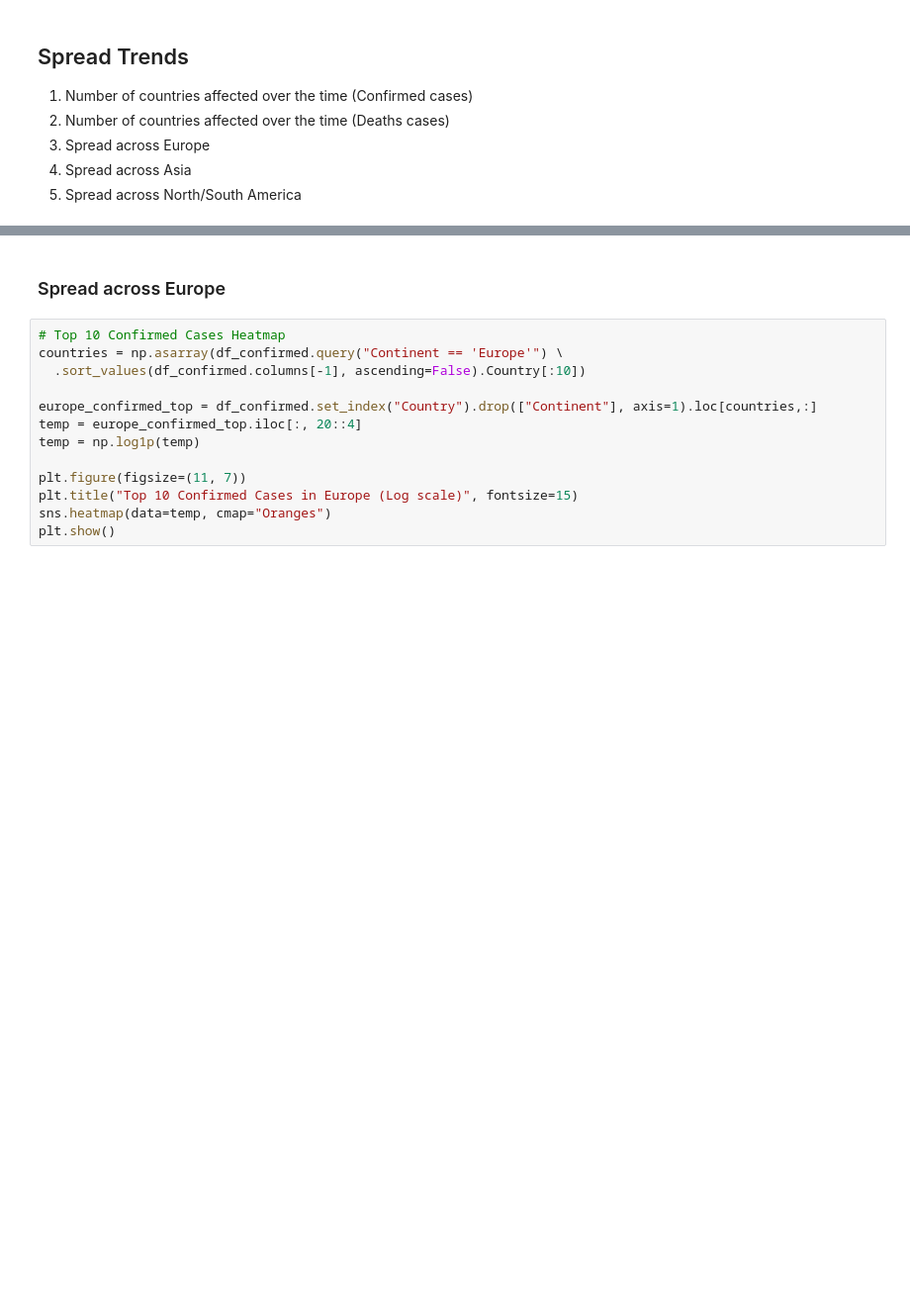
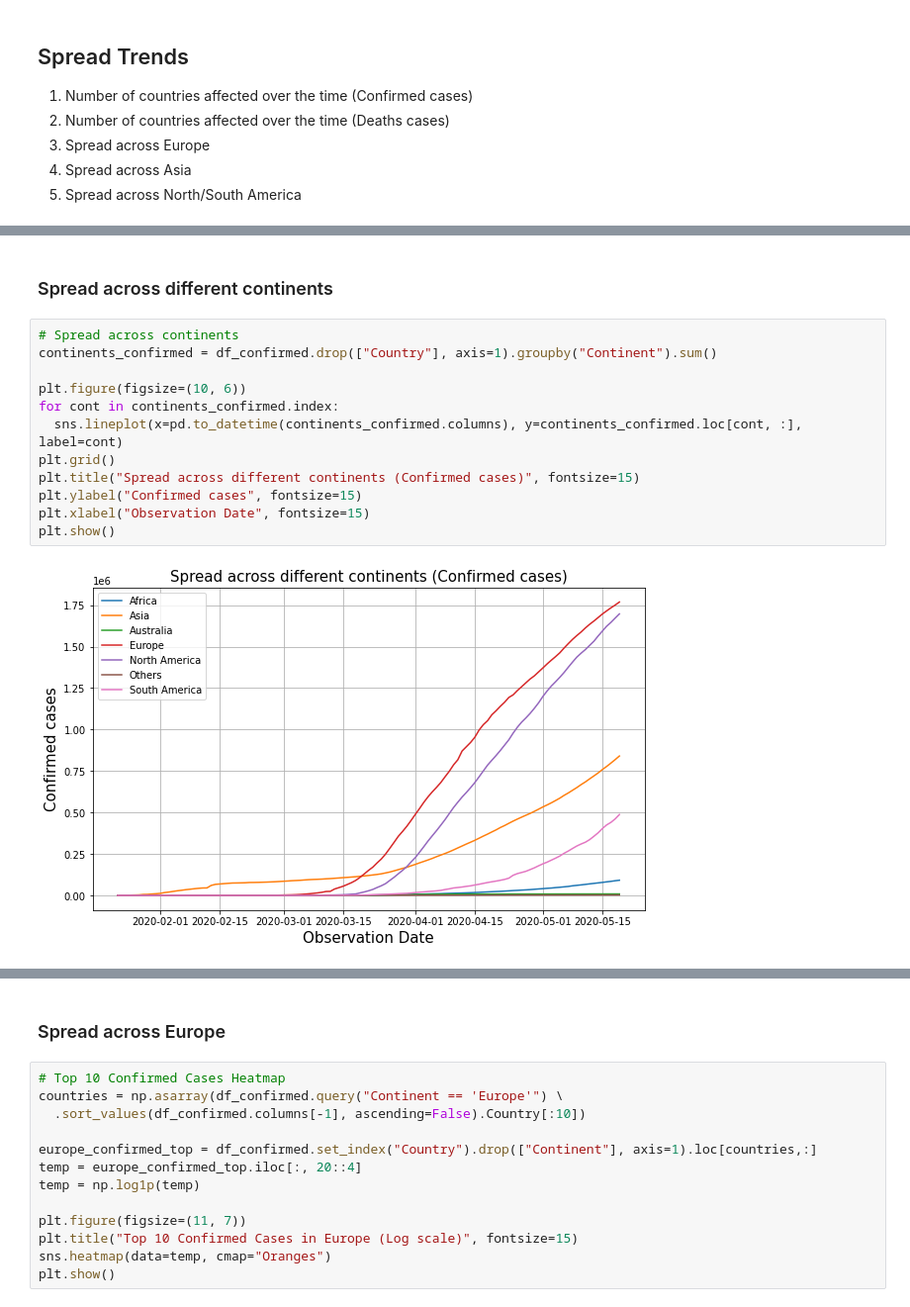
Before and after one commit to ShionFujimori/covid19-analysis, a Jupyter notebook: covid19_analysis.ipynb, the cells around one changed output, grey strips where cells are left out. Shown at 99% size. Cells and saved outputs as stored; diff of their text form; blank space fills up the shorter version.

```diff
--- a/covid19_analysis.ipynb
+++ b/covid19_analysis.ipynb
@@ -648,0 +666,16 @@ plt.show()
+# %% [markdown]
+### Spread across different continents
+# %%
+# Spread across continents
+continents_confirmed = df_confirmed.drop(["Country"], axis=1).groupby("Continent").sum()
+
+plt.figure(figsize=(10, 6))
+for cont in continents_confirmed.index:
+  sns.lineplot(x=pd.to_datetime(continents_confirmed.columns), y=continents_confirmed.loc[cont, :], label=cont)
+plt.grid()
+plt.title("Spread across different continents (Confirmed cases)", fontsize=15)
+plt.ylabel("Confirmed cases", fontsize=15)
+plt.xlabel("Observation Date", fontsize=15)
+plt.show()
+# %% [output]
+[figure, added]
```
Also changed, not shown: parts of 12 cells of this notebook.
